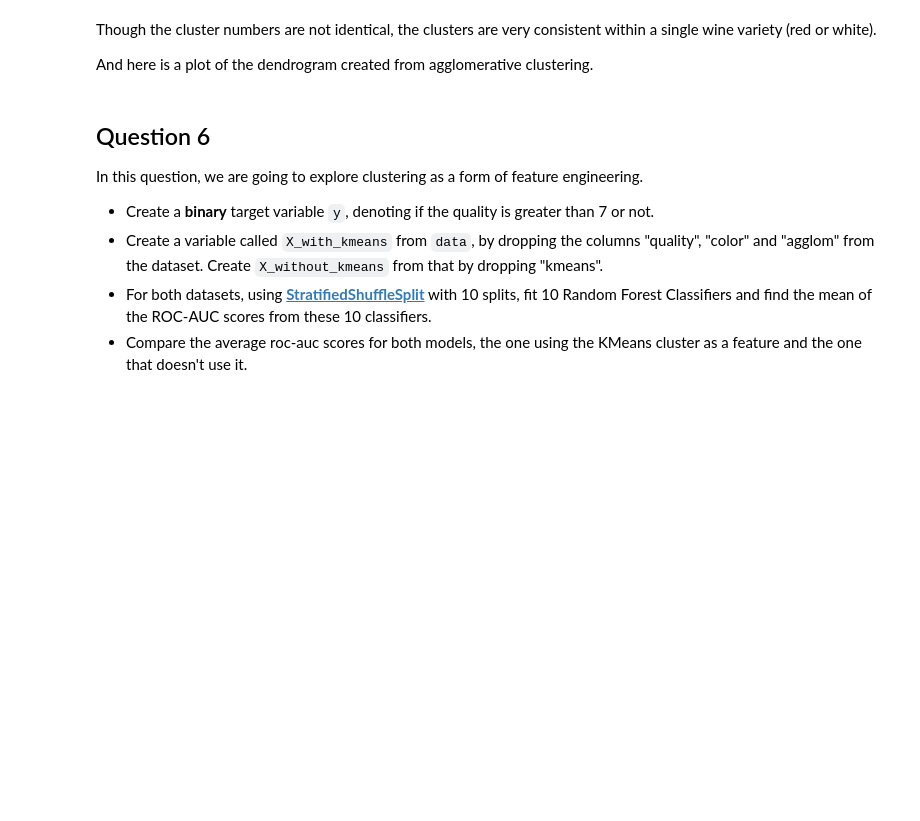
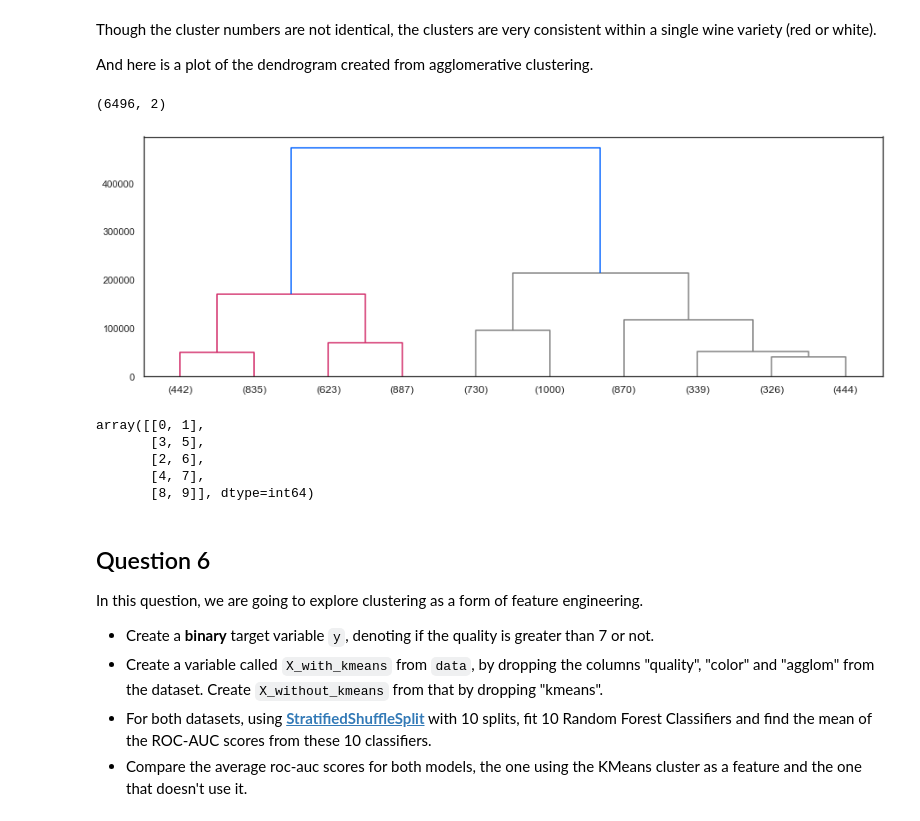
Before and after one commit to HyosikMoon/Coursera, a Jupyter notebook: Machine_Learning/Course4_Unsupervised_Machine_Learning/Clustering_Algorithms/04c_LAB_Clustering_Methods.ipynb, the cells around one changed output. Saved outputs shown, nothing was run; the diff lists cells and outputs as text; code cells hidden in the pictures; blank space fills up the shorter version.

```diff
--- a/Machine_Learning/Course4_Unsupervised_Machine_Learning/Clustering_Algorithms/04c_LAB_Clustering_Methods.ipynb
+++ b/Machine_Learning/Course4_Unsupervised_Machine_Learning/Clustering_Algorithms/04c_LAB_Clustering_Methods.ipynb
@@ -395,22 +429,28 @@ Note that cluster assignment is arbitrary, the respective primary cluster number
 Though the cluster numbers are not identical, the clusters are very consistent within a single wine variety (red or white).
 
 And here is a plot of the dendrogram created from agglomerative clustering.
+# %%
+ag.children_.shape
+# %% [output]
+(6496, 2)
 # %%
 # First, we import the cluster hierarchy module from SciPy (described above) to obtain the linkage and dendrogram functions.
 from scipy.cluster import hierarchy
 
 Z = hierarchy.linkage(ag.children_, method='ward')
 
 fig, ax = plt.subplots(figsize=(15,5))
 
 # Some color setup
 red = colors[2]
 blue = colors[0]
 
 hierarchy.set_link_color_palette([red, 'gray'])
 
 den = hierarchy.dendrogram(Z, orientation='top',
-                           p=30, truncate_mode='lastp',
+                           p=10, truncate_mode='lastp',
                            show_leaf_counts=True, ax=ax,
                            above_threshold_color=blue)
 ### END SOLUTION
+# %% [output]
+[figure, added]
@@ -417,3 +460,11 @@ den = hierarchy.dendrogram(Z, orientation='top',
+# %%
+agx.children_
+# %% [output]
+array([[0, 1],
+       [3, 5],
+       [2, 6],
+       [4, 7],
+       [8, 9]], dtype=int64)
 # %% [markdown]
 ## Question 6
 
```
Also changed, not shown: parts of 6 cells of this notebook.
